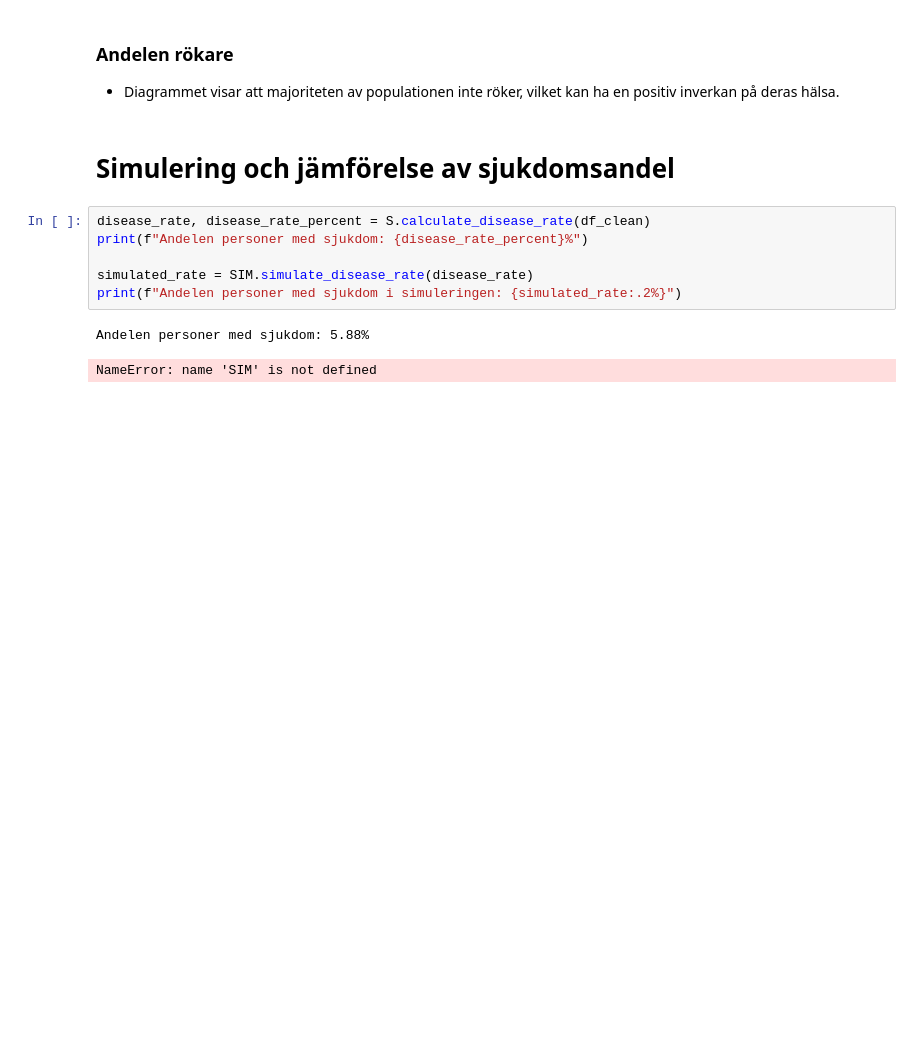
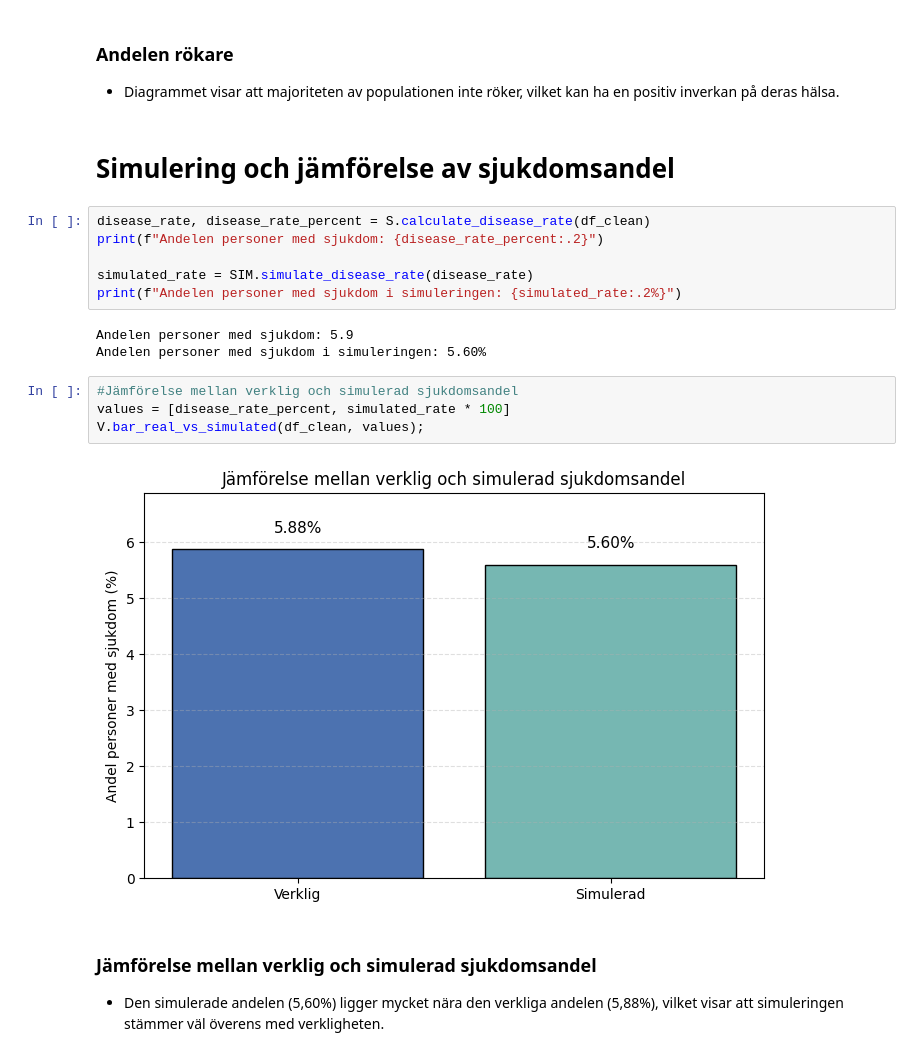
Before and after one commit to faezehgohari/health_study_analysis, a Jupyter notebook: notebooks/del2_notebook.ipynb, the cells around one changed output. Saved outputs shown, nothing was run; the diff lists cells and outputs as text; blank space fills up the shorter version.

```diff
--- a/notebooks/del2_notebook.ipynb
+++ b/notebooks/del2_notebook.ipynb
@@ -56,10 +57,19 @@ V.bar_percentage_smokers(df_clean);
 # Simulering och jämförelse av sjukdomsandel
 # %%
 disease_rate, disease_rate_percent = S.calculate_disease_rate(df_clean)
-print(f"Andelen personer med sjukdom: {disease_rate_percent}%")
+print(f"Andelen personer med sjukdom: {disease_rate_percent:.2}")
 
 simulated_rate = SIM.simulate_disease_rate(disease_rate)
 print(f"Andelen personer med sjukdom i simuleringen: {simulated_rate:.2%}")
 # %% [output]
-Andelen personer med sjukdom: 5.88%
+Andelen personer med sjukdom: 5.9
+Andelen personer med sjukdom i simuleringen: 5.60%
-NameError: name 'SIM' is not defined
+# %%
+#Jämförelse mellan verklig och simulerad sjukdomsandel
+values = [disease_rate_percent, simulated_rate * 100]
+V.bar_real_vs_simulated(df_clean, values);
+# %% [output]
+[figure, added]
+# %% [markdown]
+### Jämförelse mellan verklig och simulerad sjukdomsandel
+- Den simulerade andelen (5,60%) ligger mycket nära den verkliga andelen (5,88%), vilket visar att simuleringen stämmer väl överens med verkligheten.
```
Also changed, not shown: parts of 3 cells of this notebook, 2 other files.
